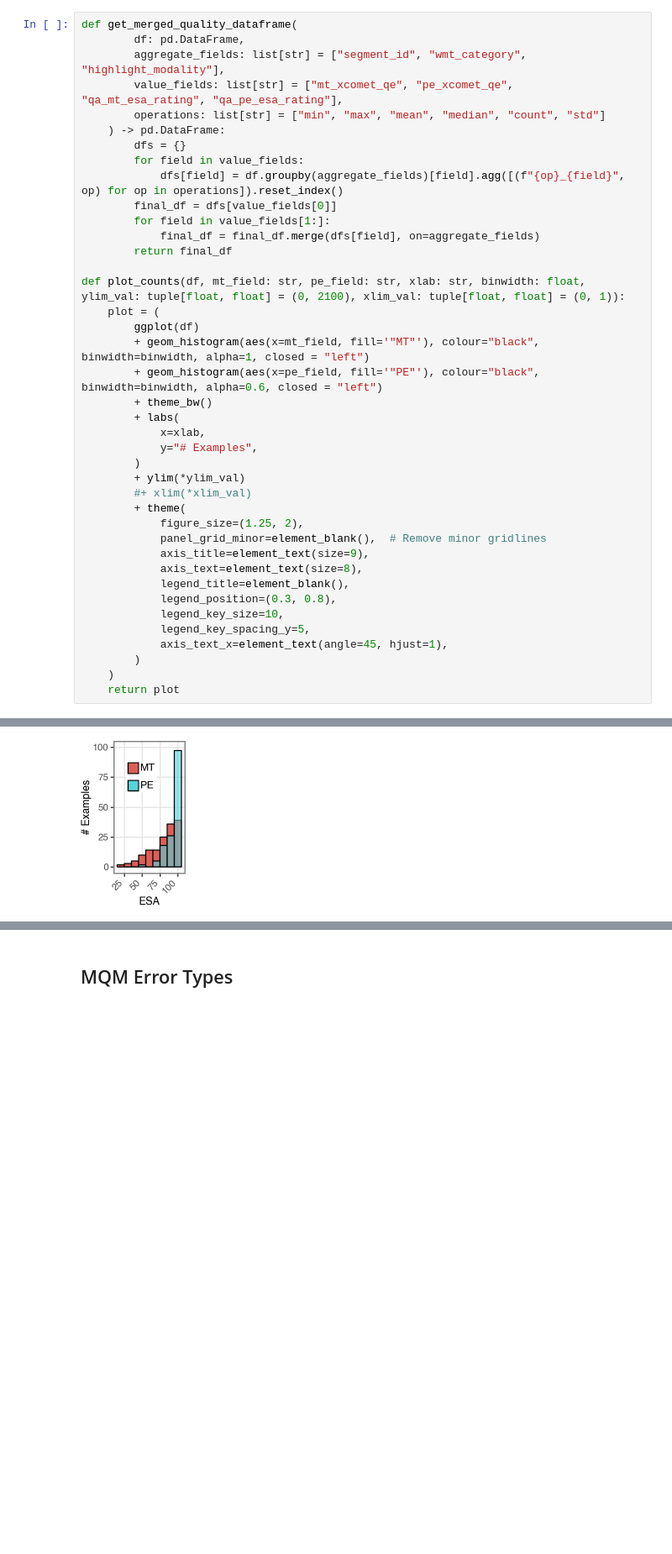
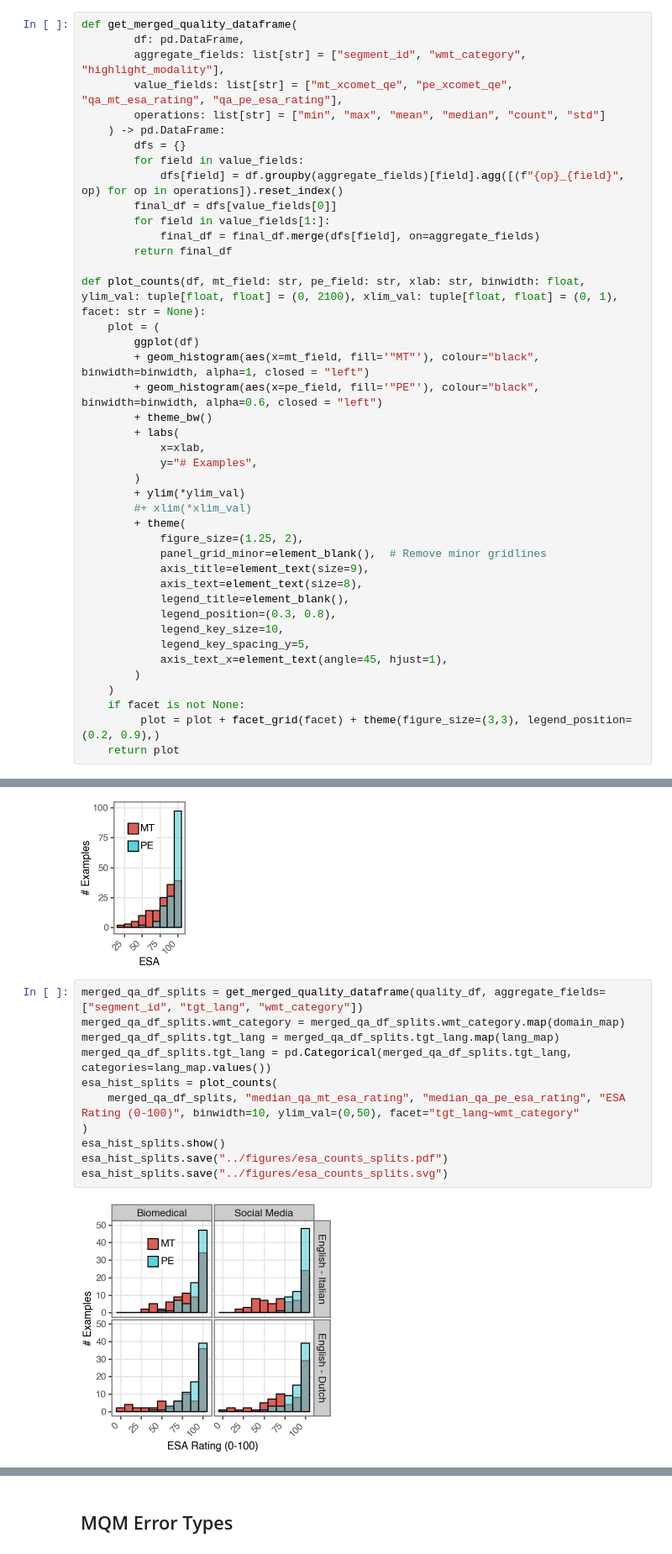
Before and after one commit to gsarti/qe4pe, a Jupyter notebook: notebooks/analysis.ipynb, the cells around one changed output, grey strips where cells are left out. Shown at 84% size. Cells and saved outputs as stored; diff of their text form; blank space fills up the shorter version.

Commit message:
Updated figures

```diff
--- a/notebooks/analysis.ipynb
+++ b/notebooks/analysis.ipynb
@@ -1596,7 +1646,7 @@ def get_merged_quality_dataframe(
             final_df = final_df.merge(dfs[field], on=aggregate_fields)
         return final_df
 
-def plot_counts(df, mt_field: str, pe_field: str, xlab: str, binwidth: float, ylim_val: tuple[float, float] = (0, 2100), xlim_val: tuple[float, float] = (0, 1)):
+def plot_counts(df, mt_field: str, pe_field: str, xlab: str, binwidth: float, ylim_val: tuple[float, float] = (0, 2100), xlim_val: tuple[float, float] = (0, 1), facet: str = None):
     plot = (
         ggplot(df)
         + geom_histogram(aes(x=mt_field, fill='"MT"'), colour="black", binwidth=binwidth, alpha=1, closed = "left")
@@ -1620,6 +1670,8 @@ def plot_counts(df, mt_field: str, pe_field: str, xlab: str, binwidth: float, yl
             axis_text_x=element_text(angle=45, hjust=1),
         )
     )
+    if facet is not None:
+         plot = plot + facet_grid(facet) + theme(figure_size=(3,3), legend_position=(0.2, 0.9),)
     return plot
 # %%
 merged_qa_df = get_merged_quality_dataframe(quality_df, aggregate_fields=["segment_id"])
@@ -1651,3 +1703,16 @@ esa_hist.save("../figures/esa_counts_agg.pdf")
 esa_hist.save("../figures/esa_counts_agg.svg")
 # %% [output]
 [figure]
+# %%
+merged_qa_df_splits = get_merged_quality_dataframe(quality_df, aggregate_fields=["segment_id", "tgt_lang", "wmt_category"])
+merged_qa_df_splits.wmt_category = merged_qa_df_splits.wmt_category.map(domain_map)
+merged_qa_df_splits.tgt_lang = merged_qa_df_splits.tgt_lang.map(lang_map)
+merged_qa_df_splits.tgt_lang = pd.Categorical(merged_qa_df_splits.tgt_lang, categories=lang_map.values())
+esa_hist_splits = plot_counts(
+    merged_qa_df_splits, "median_qa_mt_esa_rating", "median_qa_pe_esa_rating", "ESA Rating (0-100)", binwidth=10, ylim_val=(0,50), facet="tgt_lang~wmt_category"
+)
+esa_hist_splits.show()
+esa_hist_splits.save("../figures/esa_counts_splits.pdf")
+esa_hist_splits.save("../figures/esa_counts_splits.svg")
+# %% [output]
+[figure, added]
```
Also changed, not shown: parts of 9 cells of this notebook, 10 other files.
